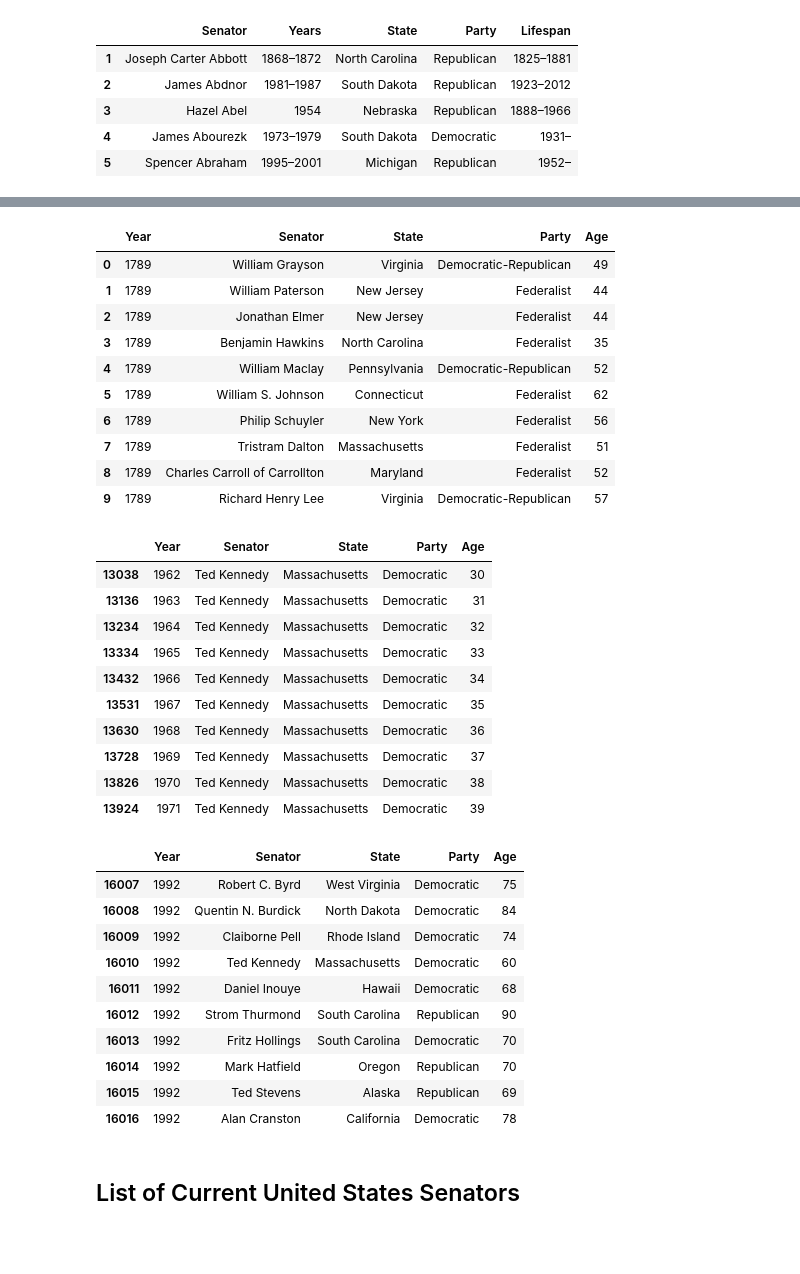
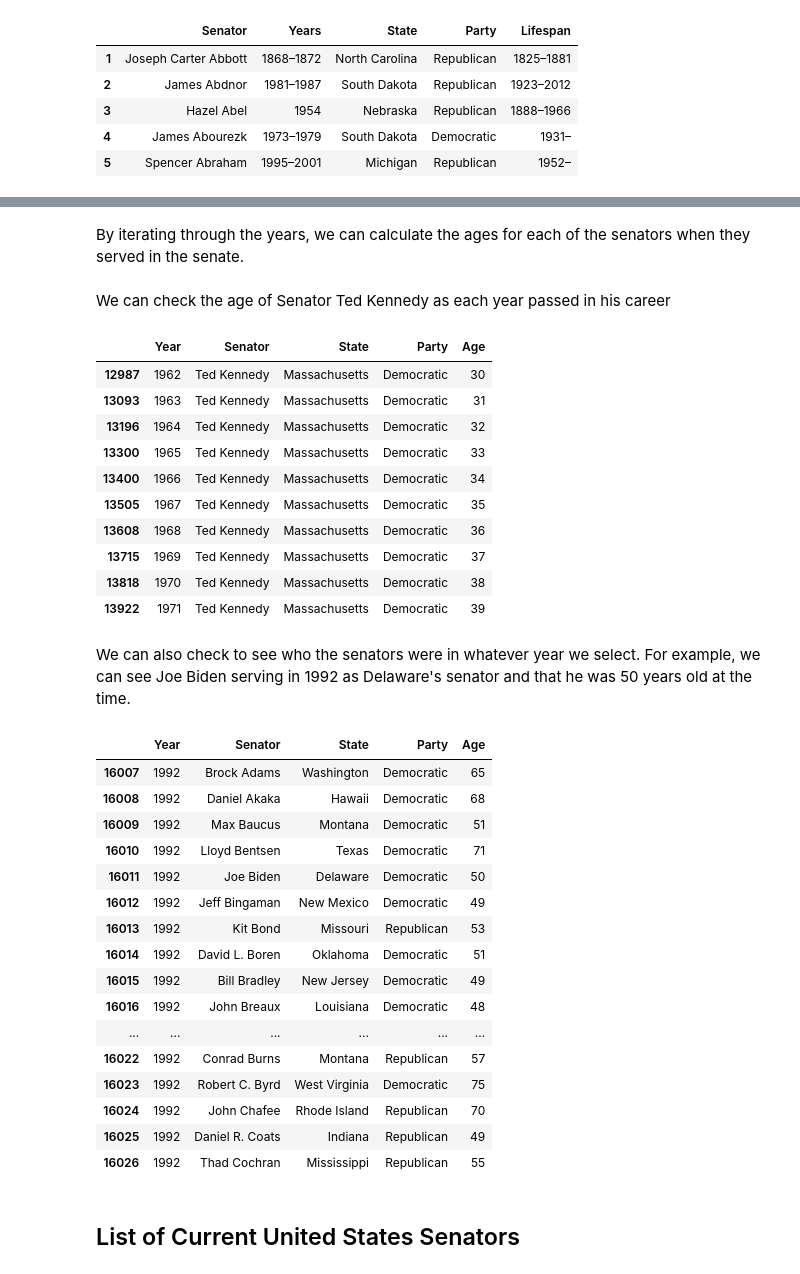
Before and after one commit to MichaelHotaling/Posts, a Jupyter notebook: Senator Ages.ipynb, the cells around one changed output, grey strips where cells are left out. Saved outputs shown, nothing was run; the diff lists cells and outputs as text; code cells hidden in the pictures; blank space fills up the shorter version.

```diff
--- a/Senator Ages.ipynb
+++ b/Senator Ages.ipynb
@@ -91,3 +70 @@ df2.tail(10)
-# %%
-df2 = df2.sort_values('Served')
 # %%
@@ -169,3 +102,5 @@ df2.sort_values('Start')
+# %% [markdown]
+By iterating through the years, we can calculate the ages for each of the senators when they served in the senate.
 # %%
 dict_list = []
 
@@ -182,3 +117,6 @@ for year in range(min(df2['Start']),
                     "Party":row['Party'],
                     "Age": year-row['Birth_Year']}
         dict_list.append(sen_dict)
+
+senators = pd.DataFrame(dict_list)
+senators.drop_duplicates(['Year','Senator'], inplace=True, keep='last')
@@ -187,44 +123,40 @@ senators = pd.DataFrame(dict_list)
-# %%
-senators[senators["Year"] == 1789].head(10)
-# %% [output]
-|  | Year | Senator | State | Party | Age |
-| 0 | 1789 | William Grayson | Virginia | Democratic-Republican | 49 |
-| 1 | 1789 | William Paterson | New Jersey | Federalist | 44 |
-| 2 | 1789 | Jonathan Elmer | New Jersey | Federalist | 44 |
-| 3 | 1789 | Benjamin Hawkins | North Carolina | Federalist | 35 |
-| 4 | 1789 | William Maclay | Pennsylvania | Democratic-Republican | 52 |
-| 5 | 1789 | William S. Johnson | Connecticut | Federalist | 62 |
-| 6 | 1789 | Philip Schuyler | New York | Federalist | 56 |
-| 7 | 1789 | Tristram Dalton | Massachusetts | Federalist | 51 |
-| 8 | 1789 | Charles Carroll of Carrollton | Maryland | Federalist | 52 |
-| 9 | 1789 | Richard Henry Lee | Virginia | Democratic-Republican | 57 |
+# %% [markdown]
+We can check the age of Senator Ted Kennedy as each year passed in his career
 # %%
 senators[senators["Senator"] == "Ted Kennedy"].head(10)
 # %% [output]
 |  | Year | Senator | State | Party | Age |
-| 13038 | 1962 | Ted Kennedy | Massachusetts | Democratic | 30 |
-| 13136 | 1963 | Ted Kennedy | Massachusetts | Democratic | 31 |
-| 13234 | 1964 | Ted Kennedy | Massachusetts | Democratic | 32 |
-| 13334 | 1965 | Ted Kennedy | Massachusetts | Democratic | 33 |
-| 13432 | 1966 | Ted Kennedy | Massachusetts | Democratic | 34 |
-| 13531 | 1967 | Ted Kennedy | Massachusetts | Democratic | 35 |
-| 13630 | 1968 | Ted Kennedy | Massachusetts | Democratic | 36 |
-| 13728 | 1969 | Ted Kennedy | Massachusetts | Democratic | 37 |
-| 13826 | 1970 | Ted Kennedy | Massachusetts | Democratic | 38 |
-| 13924 | 1971 | Ted Kennedy | Massachusetts | Democratic | 39 |
+| 12987 | 1962 | Ted Kennedy | Massachusetts | Democratic | 30 |
+| 13093 | 1963 | Ted Kennedy | Massachusetts | Democratic | 31 |
+| 13196 | 1964 | Ted Kennedy | Massachusetts | Democratic | 32 |
+| 13300 | 1965 | Ted Kennedy | Massachusetts | Democratic | 33 |
+| 13400 | 1966 | Ted Kennedy | Massachusetts | Democratic | 34 |
+| 13505 | 1967 | Ted Kennedy | Massachusetts | Democratic | 35 |
+| 13608 | 1968 | Ted Kennedy | Massachusetts | Democratic | 36 |
+| 13715 | 1969 | Ted Kennedy | Massachusetts | Democratic | 37 |
+| 13818 | 1970 | Ted Kennedy | Massachusetts | Democratic | 38 |
+| 13922 | 1971 | Ted Kennedy | Massachusetts | Democratic | 39 |
+# %% [markdown]
+We can also check to see who the senators were in whatever year we select. For example, we can see Joe Biden serving in 1992 as Delaware's senator and that he was 50 years old at the time.
 # %%
-senators[senators["Year"] == 1992].head(10)
+senators[senators["Year"] == 1992].head(20)
 # %% [output]
 |  | Year | Senator | State | Party | Age |
-| 16007 | 1992 | Robert C. Byrd | West Virginia | Democratic | 75 |
-| 16008 | 1992 | Quentin N. Burdick | North Dakota | Democratic | 84 |
-| 16009 | 1992 | Claiborne Pell | Rhode Island | Democratic | 74 |
-| 16010 | 1992 | Ted Kennedy | Massachusetts | Democratic | 60 |
-| 16011 | 1992 | Daniel Inouye | Hawaii | Democratic | 68 |
-| 16012 | 1992 | Strom Thurmond | South Carolina | Republican | 90 |
-| 16013 | 1992 | Fritz Hollings | South Carolina | Democratic | 70 |
-| 16014 | 1992 | Mark Hatfield | Oregon | Republican | 70 |
-| 16015 | 1992 | Ted Stevens | Alaska | Republican | 69 |
-| 16016 | 1992 | Alan Cranston | California | Democratic | 78 |
+| 16007 | 1992 | Brock Adams | Washington | Democratic | 65 |
+| 16008 | 1992 | Daniel Akaka | Hawaii | Democratic | 68 |
+| 16009 | 1992 | Max Baucus | Montana | Democratic | 51 |
+| 16010 | 1992 | Lloyd Bentsen | Texas | Democratic | 71 |
+| 16011 | 1992 | Joe Biden | Delaware | Democratic | 50 |
+| 16012 | 1992 | Jeff Bingaman | New Mexico | Democratic | 49 |
+| 16013 | 1992 | Kit Bond | Missouri | Republican | 53 |
+| 16014 | 1992 | David L. Boren | Oklahoma | Democratic | 51 |
+| 16015 | 1992 | Bill Bradley | New Jersey | Democratic | 49 |
+| 16016 | 1992 | John Breaux | Louisiana | Democratic | 48 |
+| ... | ... | ... | ... | ... | ... |
+| 16022 | 1992 | Conrad Burns | Montana | Republican | 57 |
+| 16023 | 1992 | Robert C. Byrd | West Virginia | Democratic | 75 |
+| 16024 | 1992 | John Chafee | Rhode Island | Republican | 70 |
+| 16025 | 1992 | Daniel R. Coats | Indiana | Republican | 49 |
+| 16026 | 1992 | Thad Cochran | Mississippi | Republican | 55 |
 # %% [markdown]
 ## List of Current United States Senators
```
Also changed, not shown: parts of 29 cells of this notebook.
